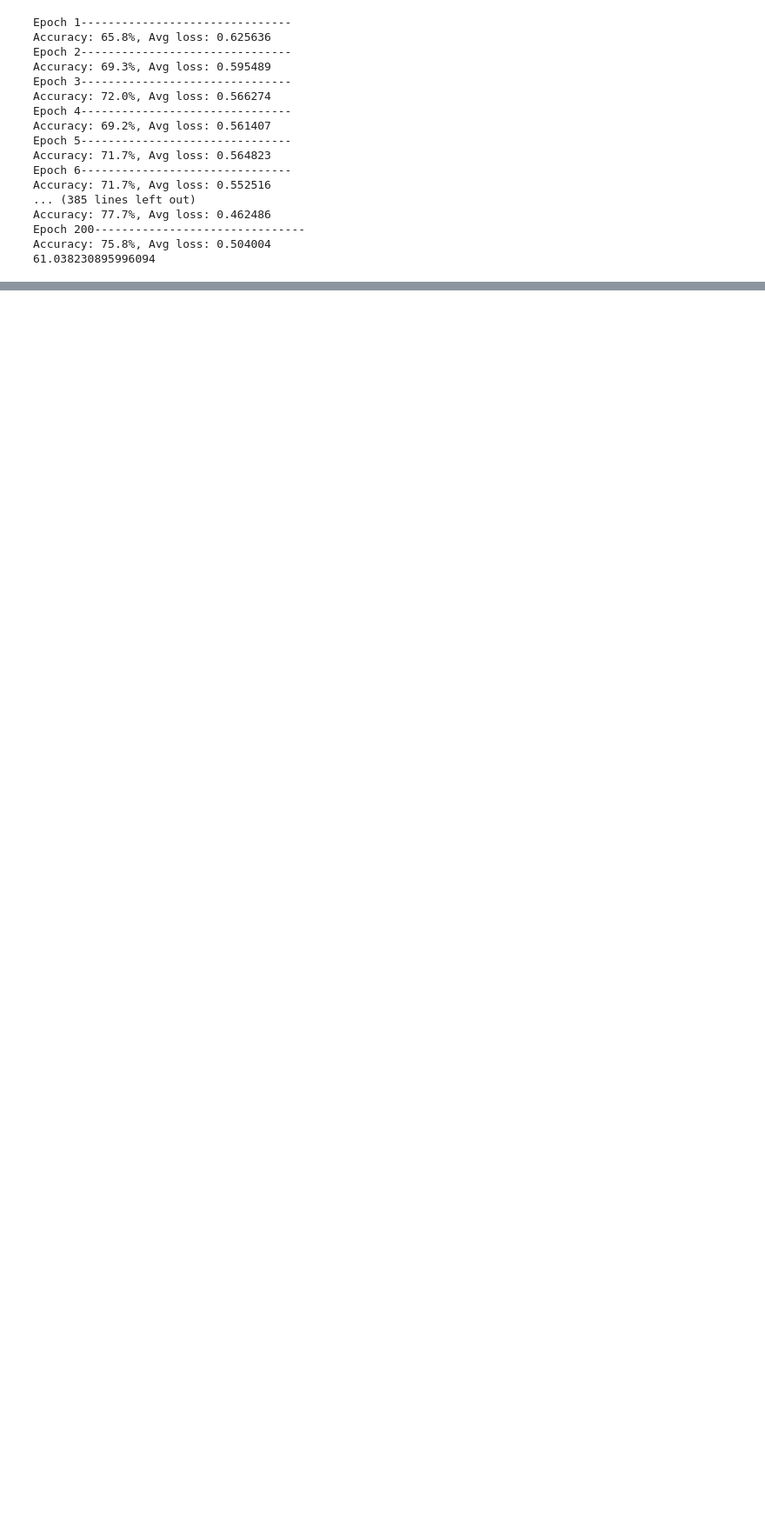
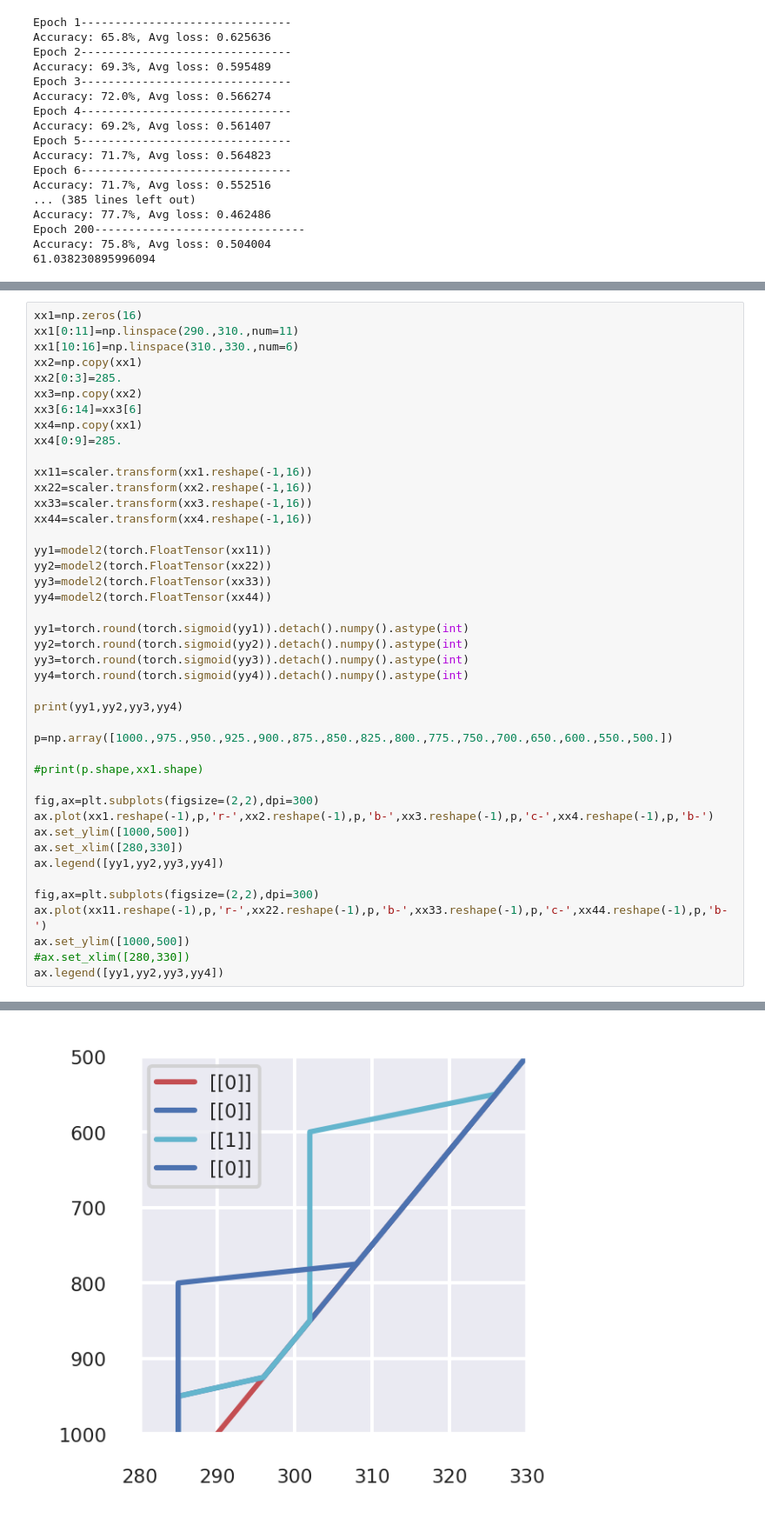
Before and after one commit to HuangJin-De/Machine-Learning-in-Atmospheric-Thermodynamics, a Jupyter notebook: hw03-1/hw03-1.ipynb, the cells around one changed output, grey strips where cells are left out. Shown at 87% size. Drawn from its saved outputs; the diff is of its cells as text; blank space fills up the shorter version.

```diff
--- a/hw03-1/hw03-1.ipynb
+++ b/hw03-1/hw03-1.ipynb
@@ -283,3 +283,47 @@ ax.grid(lw=0.5,alpha=0.5)
 # %% [output]
 torch.Size([1884, 16]) torch.Size([1884, 1])
 [figure]
+# %%
+xx1=np.zeros(16)
+xx1[0:11]=np.linspace(290.,310.,num=11)
+xx1[10:16]=np.linspace(310.,330.,num=6)
+xx2=np.copy(xx1)
+xx2[0:3]=285.
+xx3=np.copy(xx2)
+xx3[6:14]=xx3[6]
+xx4=np.copy(xx1)
+xx4[0:9]=285.
+
+xx11=scaler.transform(xx1.reshape(-1,16))
+xx22=scaler.transform(xx2.reshape(-1,16))
+xx33=scaler.transform(xx3.reshape(-1,16))
+xx44=scaler.transform(xx4.reshape(-1,16))
+
+yy1=model2(torch.FloatTensor(xx11))
+yy2=model2(torch.FloatTensor(xx22))
+yy3=model2(torch.FloatTensor(xx33))
+yy4=model2(torch.FloatTensor(xx44))
+
+yy1=torch.round(torch.sigmoid(yy1)).detach().numpy().astype(int)
+yy2=torch.round(torch.sigmoid(yy2)).detach().numpy().astype(int)
+yy3=torch.round(torch.sigmoid(yy3)).detach().numpy().astype(int)
+yy4=torch.round(torch.sigmoid(yy4)).detach().numpy().astype(int)
+
+print(yy1,yy2,yy3,yy4)
+
+p=np.array([1000.,975.,950.,925.,900.,875.,850.,825.,800.,775.,750.,700.,650.,600.,550.,500.])
+
+#print(p.shape,xx1.shape)
+
+fig,ax=plt.subplots(figsize=(2,2),dpi=300)
+ax.plot(xx1.reshape(-1),p,'r-',xx2.reshape(-1),p,'b-',xx3.reshape(-1),p,'c-',xx4.reshape(-1),p,'b-')
+ax.set_ylim([1000,500])
+ax.set_xlim([280,330])
+ax.legend([yy1,yy2,yy3,yy4])
+
+fig,ax=plt.subplots(figsize=(2,2),dpi=300)
+ax.plot(xx11.reshape(-1),p,'r-',xx22.reshape(-1),p,'b-',xx33.reshape(-1),p,'c-',xx44.reshape(-1),p,'b-')
+ax.set_ylim([1000,500])
+#ax.set_xlim([280,330])
+ax.legend([yy1,yy2,yy3,yy4])
+# %% [output]
@@ -285,0 +332 @@ torch.Size([1884, 16]) torch.Size([1884, 1])
+[figure, added]
```
Also changed, not shown: parts of 1 cell of this notebook.
